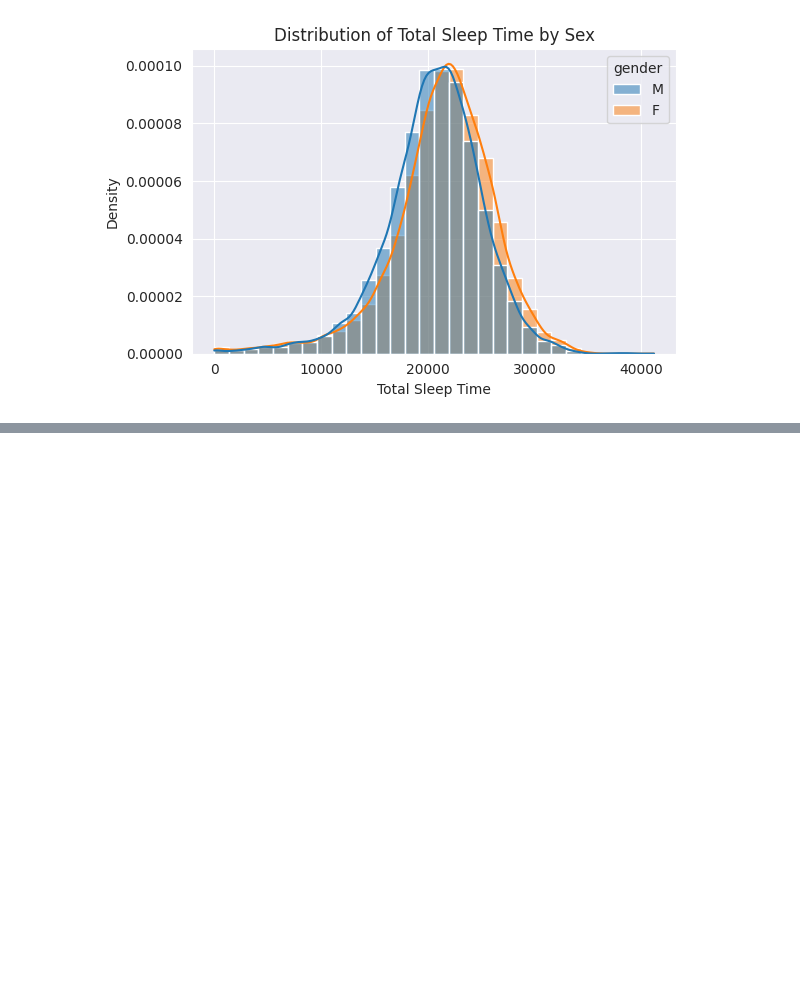
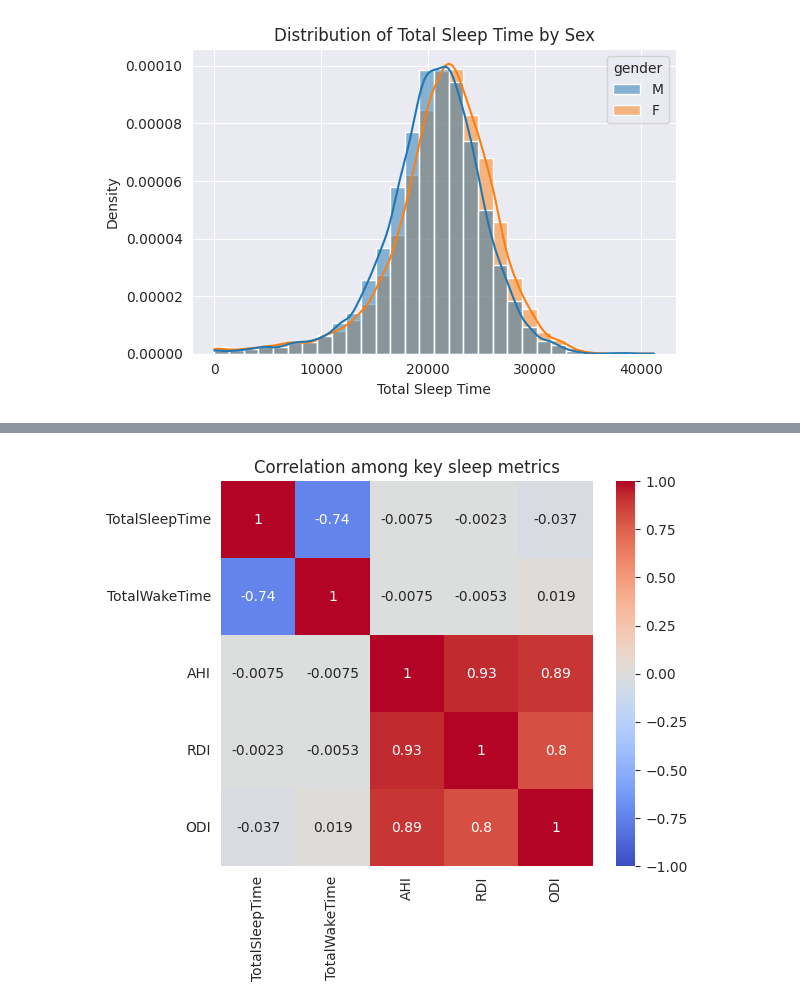
Before and after one commit to gavrielhan/MSc_Thesis, a Jupyter notebook: analysis_sleep.ipynb, the cells around one changed output, grey strips where cells are left out. Saved outputs shown, nothing was run; the diff lists cells and outputs as text; code cells hidden in the pictures; blank space fills up the shorter version.

```diff
--- a/analysis_sleep.ipynb
+++ b/analysis_sleep.ipynb
@@ -92,0 +107,10 @@ plt.show()
+# %%
+# In [7]:  Correlation heatmap of selected numeric columns
+plt.figure(figsize=(6,5))
+cols_of_interest = ['TotalSleepTime','TotalWakeTime','AHI','RDI','ODI']
+corr = df[cols_of_interest].corr()
+sns.heatmap(corr, annot=True, cmap='coolwarm', vmin=-1, vmax=1)
+plt.title('Correlation among key sleep metrics')
+plt.show()
+# %% [output]
+[figure, added]
```
Also changed, not shown: parts of 1 cell of this notebook.
